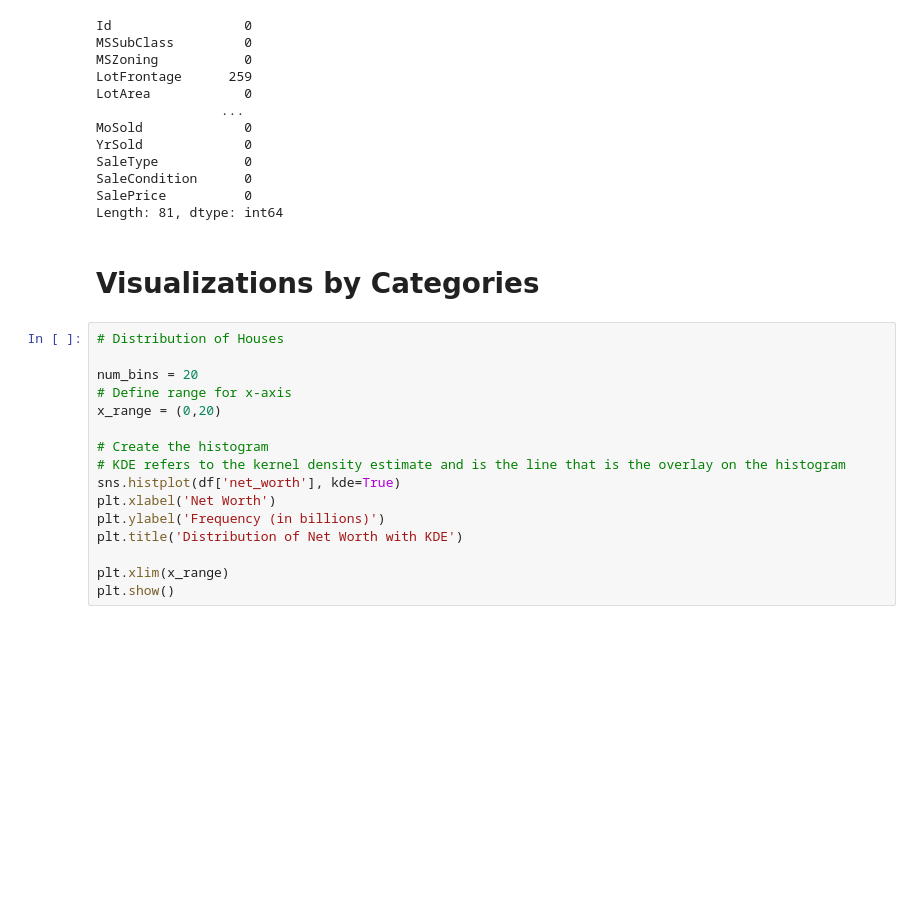
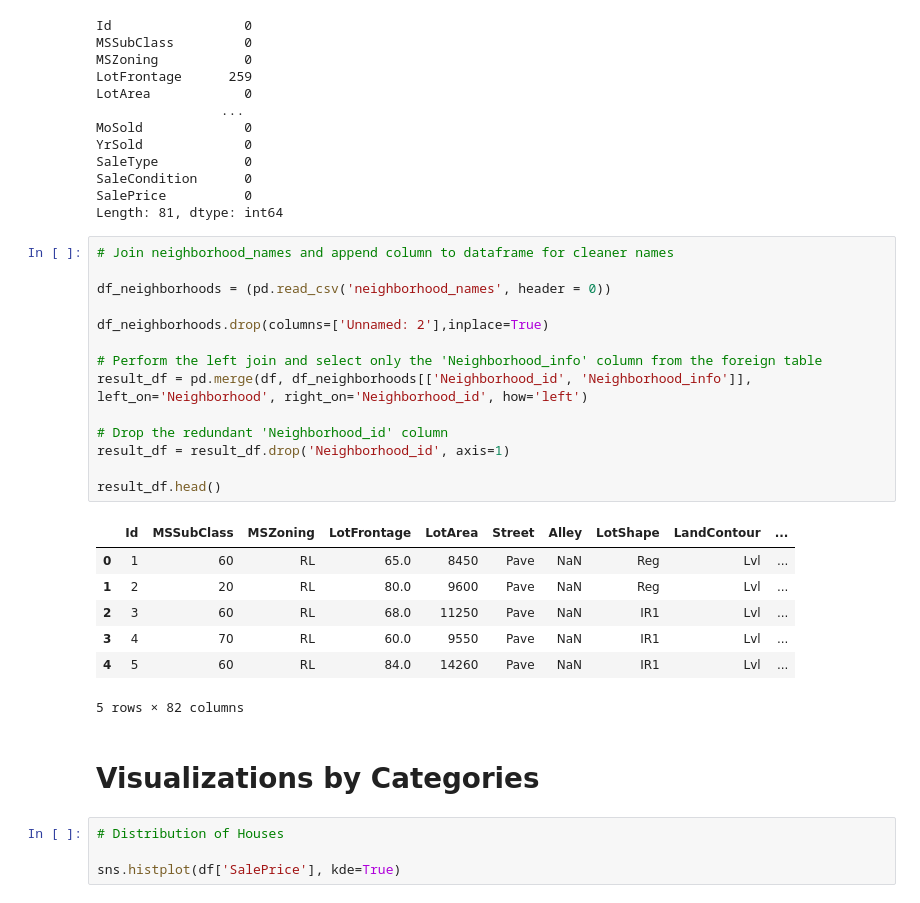
Before and after one commit to Spikes666/Data-Dive-4, a Jupyter notebook: main.ipynb, the cells around one changed output. Cells and saved outputs as stored; diff of their text form; blank space fills up the shorter version.

Commit message:
Created a lookup table from the .txt dataset description file for neighborhood_names and left joined them to the data for better labeling later.

```diff
--- a/main.ipynb
+++ b/main.ipynb
@@ -101,21 +101,31 @@ SaleType           0
 SaleCondition      0
 SalePrice          0
 Length: 81, dtype: int64
+# %%
+# Join neighborhood_names and append column to dataframe for cleaner names
+
+df_neighborhoods = (pd.read_csv('neighborhood_names', header = 0))
+
+df_neighborhoods.drop(columns=['Unnamed: 2'],inplace=True)
+
+# Perform the left join and select only the 'Neighborhood_info' column from the foreign table
+result_df = pd.merge(df, df_neighborhoods[['Neighborhood_id', 'Neighborhood_info']], left_on='Neighborhood', right_on='Neighborhood_id', how='left')
+
+# Drop the redundant 'Neighborhood_id' column
+result_df = result_df.drop('Neighborhood_id', axis=1)
+
+result_df.head()
+# %% [output]
+|  | Id | MSSubClass | MSZoning | LotFrontage | LotArea | Street | Alley | LotShape | LandContour | ... |
+| 0 | 1 | 60 | RL | 65.0 | 8450 | Pave | NaN | Reg | Lvl | ... |
+| 1 | 2 | 20 | RL | 80.0 | 9600 | Pave | NaN | Reg | Lvl | ... |
+| 2 | 3 | 60 | RL | 68.0 | 11250 | Pave | NaN | IR1 | Lvl | ... |
+| 3 | 4 | 70 | RL | 60.0 | 9550 | Pave | NaN | IR1 | Lvl | ... |
+| 4 | 5 | 60 | RL | 84.0 | 14260 | Pave | NaN | IR1 | Lvl | ... |
+5 rows × 82 columns
 # %% [markdown]
 # Visualizations by Categories
 # %%
 # Distribution of Houses
 
-num_bins = 20
-# Define range for x-axis
-x_range = (0,20)
-
-# Create the histogram
-# KDE refers to the kernel density estimate and is the line that is the overlay on the histogram
-sns.histplot(df['net_worth'], kde=True)
-plt.xlabel('Net Worth')
-plt.ylabel('Frequency (in billions)')
-plt.title('Distribution of Net Worth with KDE')
-
-plt.xlim(x_range)
-plt.show()
+sns.histplot(df['SalePrice'], kde=True)
```
Also changed, not shown: parts of 1 cell of this notebook, 1 other file.
